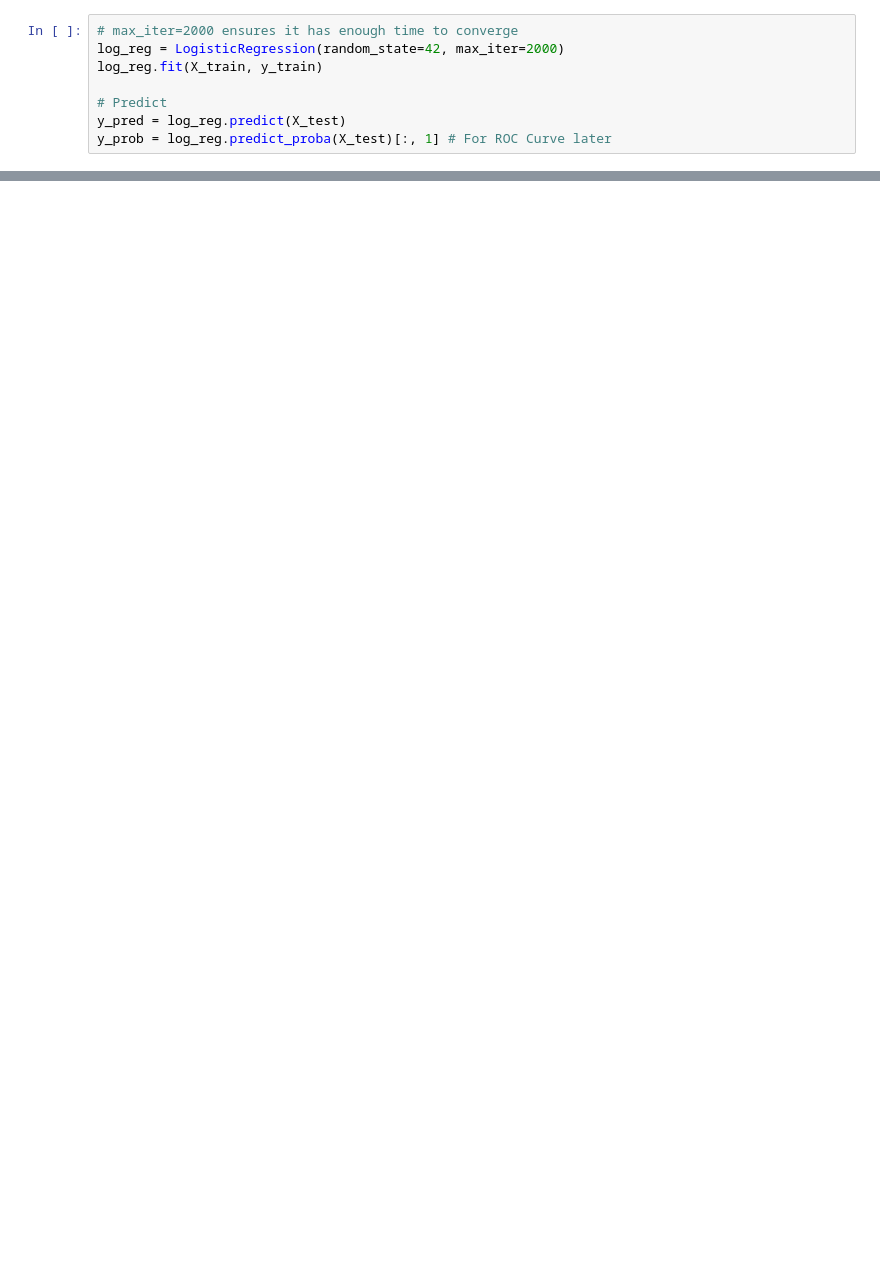
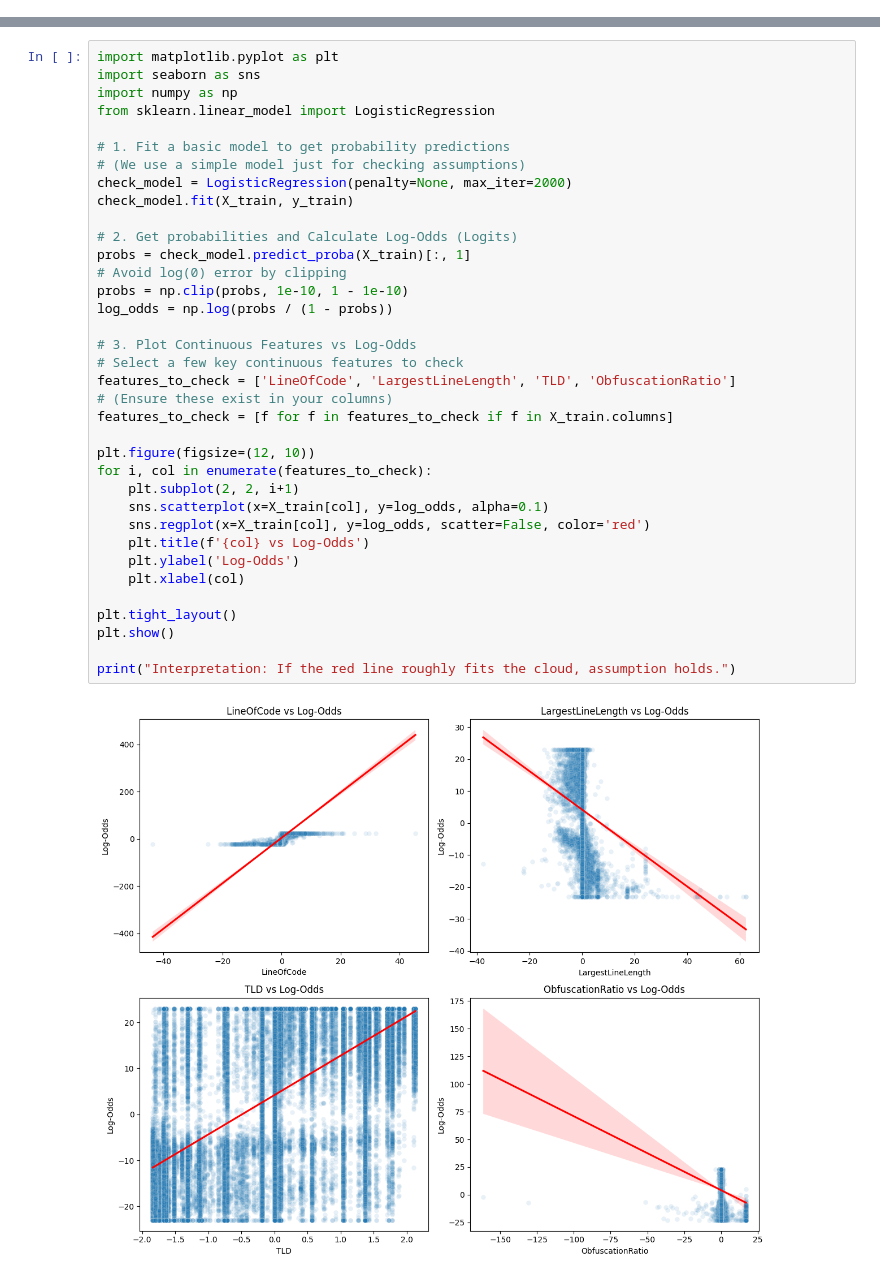
Before and after one commit to BugraAKKUS/Phishing-URL--Website--Detection, a Jupyter notebook: Logistic_Reg.ipynb, the cells around one changed output, grey strips where cells are left out. Saved outputs shown, nothing was run; the diff lists cells and outputs as text; blank space fills up the shorter version.

```diff
--- a/Logistic_Reg.ipynb
+++ b/Logistic_Reg.ipynb
@@ -31,8 +19,0 @@ y_test = df_test['label']
-# %%
-# max_iter=2000 ensures it has enough time to converge
-log_reg = LogisticRegression(random_state=42, max_iter=2000)
-log_reg.fit(X_train, y_train)
-
-# Predict
-y_pred = log_reg.predict(X_test)
-y_prob = log_reg.predict_proba(X_test)[:, 1] # For ROC Curve later
@@ -89,0 +20,38 @@ print(coeffs[['Feature', 'Coefficient']])
+# %%
+import matplotlib.pyplot as plt
+import seaborn as sns
+import numpy as np
+from sklearn.linear_model import LogisticRegression
+
+# 1. Fit a basic model to get probability predictions
+# (We use a simple model just for checking assumptions)
+check_model = LogisticRegression(penalty=None, max_iter=2000)
+check_model.fit(X_train, y_train)
+
+# 2. Get probabilities and Calculate Log-Odds (Logits)
+probs = check_model.predict_proba(X_train)[:, 1]
+# Avoid log(0) error by clipping
+probs = np.clip(probs, 1e-10, 1 - 1e-10)
+log_odds = np.log(probs / (1 - probs))
+
+# 3. Plot Continuous Features vs Log-Odds
+# Select a few key continuous features to check
+features_to_check = ['LineOfCode', 'LargestLineLength', 'TLD', 'ObfuscationRatio']
+# (Ensure these exist in your columns)
+features_to_check = [f for f in features_to_check if f in X_train.columns]
+
+plt.figure(figsize=(12, 10))
+for i, col in enumerate(features_to_check):
+    plt.subplot(2, 2, i+1)
+    sns.scatterplot(x=X_train[col], y=log_odds, alpha=0.1)
+    sns.regplot(x=X_train[col], y=log_odds, scatter=False, color='red')
+    plt.title(f'{col} vs Log-Odds')
+    plt.ylabel('Log-Odds')
+    plt.xlabel(col)
+
+plt.tight_layout()
+plt.show()
+
+print("Interpretation: If the red line roughly fits the cloud, assumption holds.")
+# %% [output]
+[figure, added]
```
Also changed, not shown: parts of 10 cells of this notebook, 1 other file.
